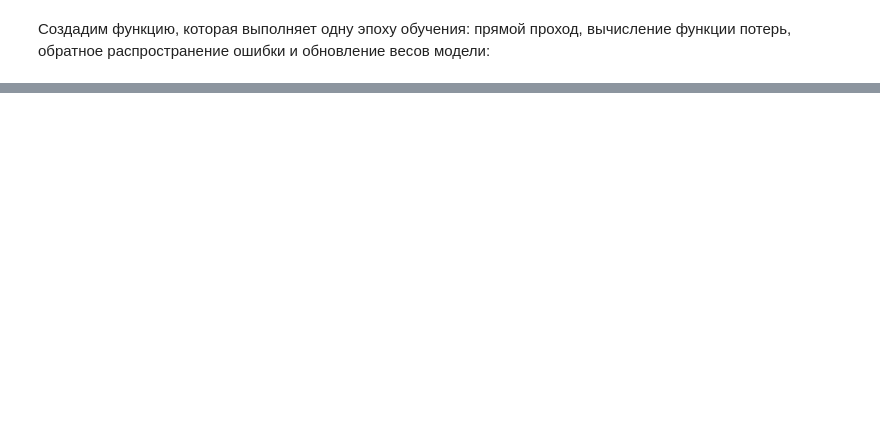
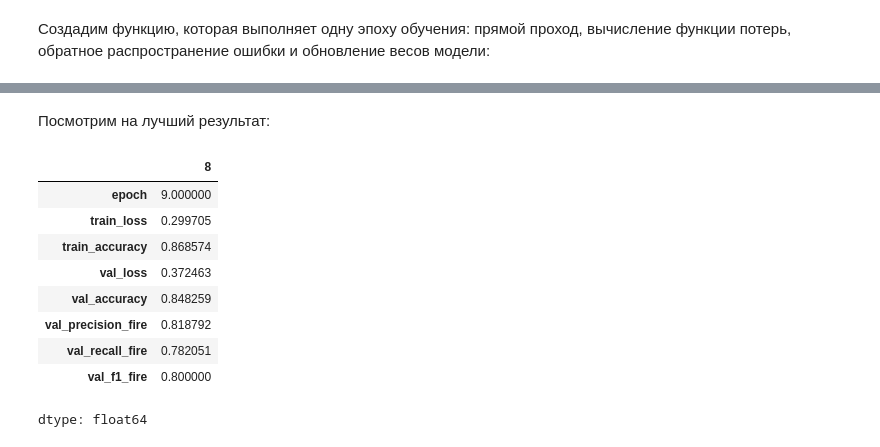
Before and after one commit to Rychal-Su/gp5, a Jupyter notebook: part2_images/wildfire_image_classification.ipynb, the cells around one changed output, grey strips where cells are left out. Cells and saved outputs as stored; diff of their text form; code cells hidden in the pictures; blank space fills up the shorter version.

```diff
--- a/part2_images/wildfire_image_classification.ipynb
+++ b/part2_images/wildfire_image_classification.ipynb
@@ -950,0 +658,25 @@ Epoch: 3
+# %%
+def train(model, device, train_loader, optimizer, criterion):
+    model.train()
+    train_loss = 0
+    correct = 0
+
+    for data, target in tqdm(train_loader, total=len(train_loader)):
+        data, target = data.to(device), target.to(device)
+
+        optimizer.zero_grad()
+        output = model(data)
+        loss = criterion(output, target)
+        loss.backward()
+        optimizer.step()
+        train_loss += loss.item() * data.size(0)
+        pred = output.argmax(dim=1)
+        correct += pred.eq(target).sum().item()
+
+    # считаем метрики по всей выборке обучающей
+    train_loss/= len(train_loader.dataset)
+    train_accuracy =correct / len(train_loader.dataset)
+
+    tqdm.write('\nTrain set: Average loss: {:.4f}, Accuracy: {:.2f}%'.format(train_loss, 100 * train_accuracy))
+
+    return train_loss, train_accuracy
@@ -950,0 +1038,11 @@ Epoch: 3
+# %%
+seed_everything(CFG.seed)
+
+improved_model = improvedcnn()
+
+summary(
+    improved_model,
+    input_size=(CFG.train_batch_size, 3, CFG.image_size, CFG.image_size),
+    col_names=['input_size', 'output_size', 'num_params', 'trainable'],
+    col_width=20
+)
@@ -950,0 +1067,2 @@ Epoch: 3
+# %%
+improved_model_v1, improved_history_v1 = run_experiment(improved_model)
@@ -950,0 +1098,19 @@ Epoch: 3
+# %% [markdown]
+Посмотрим на лучший результат:
+# %%
+logs_v1 = pd.DataFrame(improved_history_v1)
+logs_v1.insert(0, 'epoch', range(1, len(logs_v1) + 1))
+
+best_v1 = logs_v1.loc[logs_v1['val_f1_fire'].idxmax()]
+best_v1
+# %% [output]
+|  | 8 |
+| epoch | 9.000000 |
+| train_loss | 0.299705 |
+| train_accuracy | 0.868574 |
+| val_loss | 0.372463 |
+| val_accuracy | 0.848259 |
+| val_precision_fire | 0.818792 |
+| val_recall_fire | 0.782051 |
+| val_f1_fire | 0.800000 |
+dtype: float64
```
Also changed, not shown: parts of 59 cells of this notebook.
